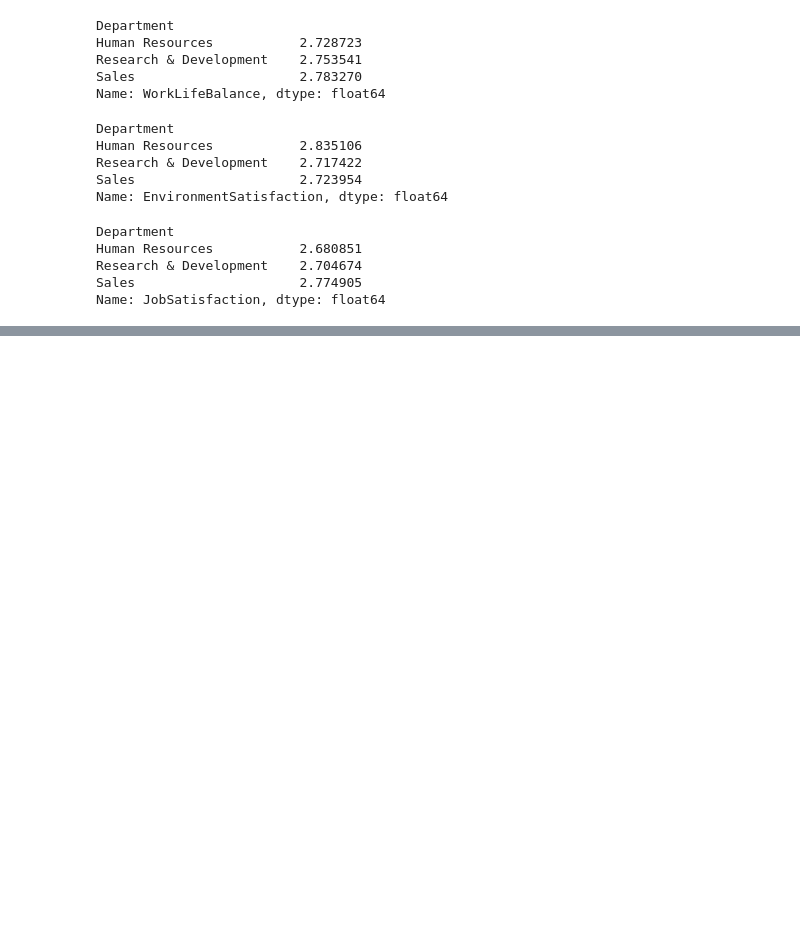
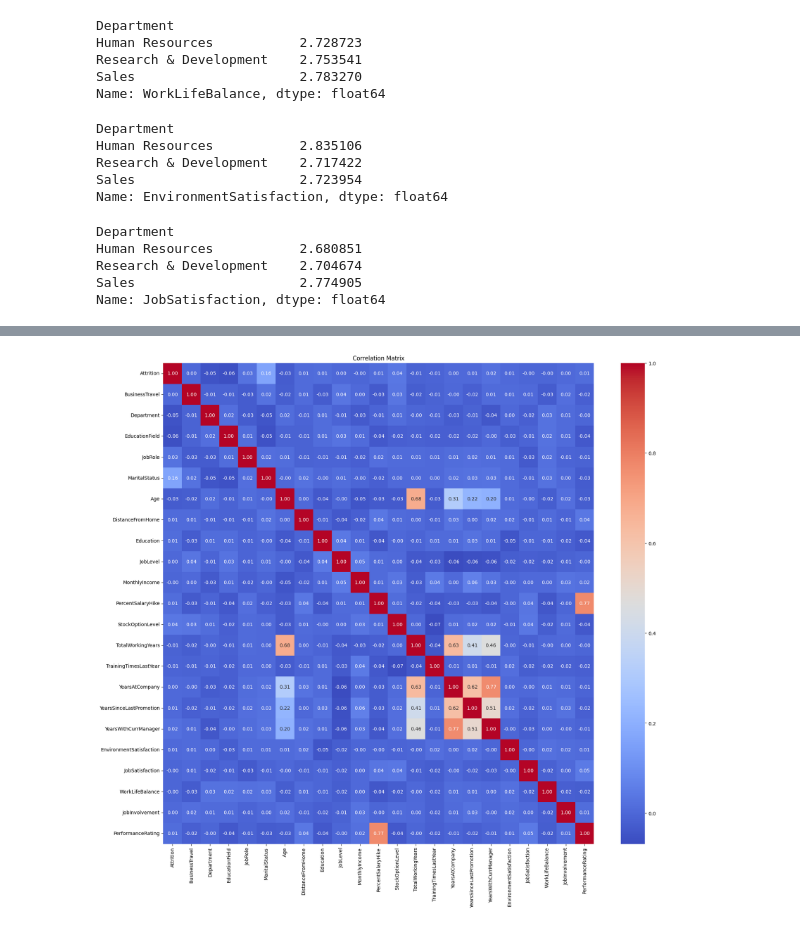
Before and after one commit to Veyesd/rh-analysis, a Jupyter notebook: rh_analysis.ipynb, the cells around one changed output, grey strips where cells are left out. Drawn from its saved outputs; the diff is of its cells as text; code cells hidden in the pictures; blank space fills up the shorter version.

```diff
--- a/rh_analysis.ipynb
+++ b/rh_analysis.ipynb
@@ -480,0 +569,7 @@ non:
+# %%
+no_numerical_features['BusinessTravel']=lenc.fit_transform(no_numerical_features['BusinessTravel'])
+no_numerical_features['Department']=lenc.fit_transform(no_numerical_features['Department'])
+no_numerical_features['EducationField']=lenc.fit_transform(no_numerical_features['EducationField'])
+no_numerical_features['JobRole']=lenc.fit_transform(no_numerical_features['JobRole'])
+no_numerical_features['MaritalStatus']=lenc.fit_transform(no_numerical_features['MaritalStatus'])
+no_numerical_features['Attrition']=lenc.fit_transform(no_numerical_features['Attrition'])
@@ -480,0 +592,13 @@ non:
+# %%
+df_scaled=pd.DataFrame(scaled_num, columns=numerical_features.columns)
+# %%
+final=pd.concat([no_numerical_features,df_scaled], axis=1)
+# %%
+fcorr=final.corr()
+# %%
+plt.figure(figsize=(20, 18))
+sns.heatmap(fcorr, annot=True, cmap='coolwarm', fmt=".2f")
+plt.title('Correlation Matrix')
+plt.show()
+# %% [output]
+[figure, added]
```
Also changed, not shown: parts of 26 cells of this notebook.
